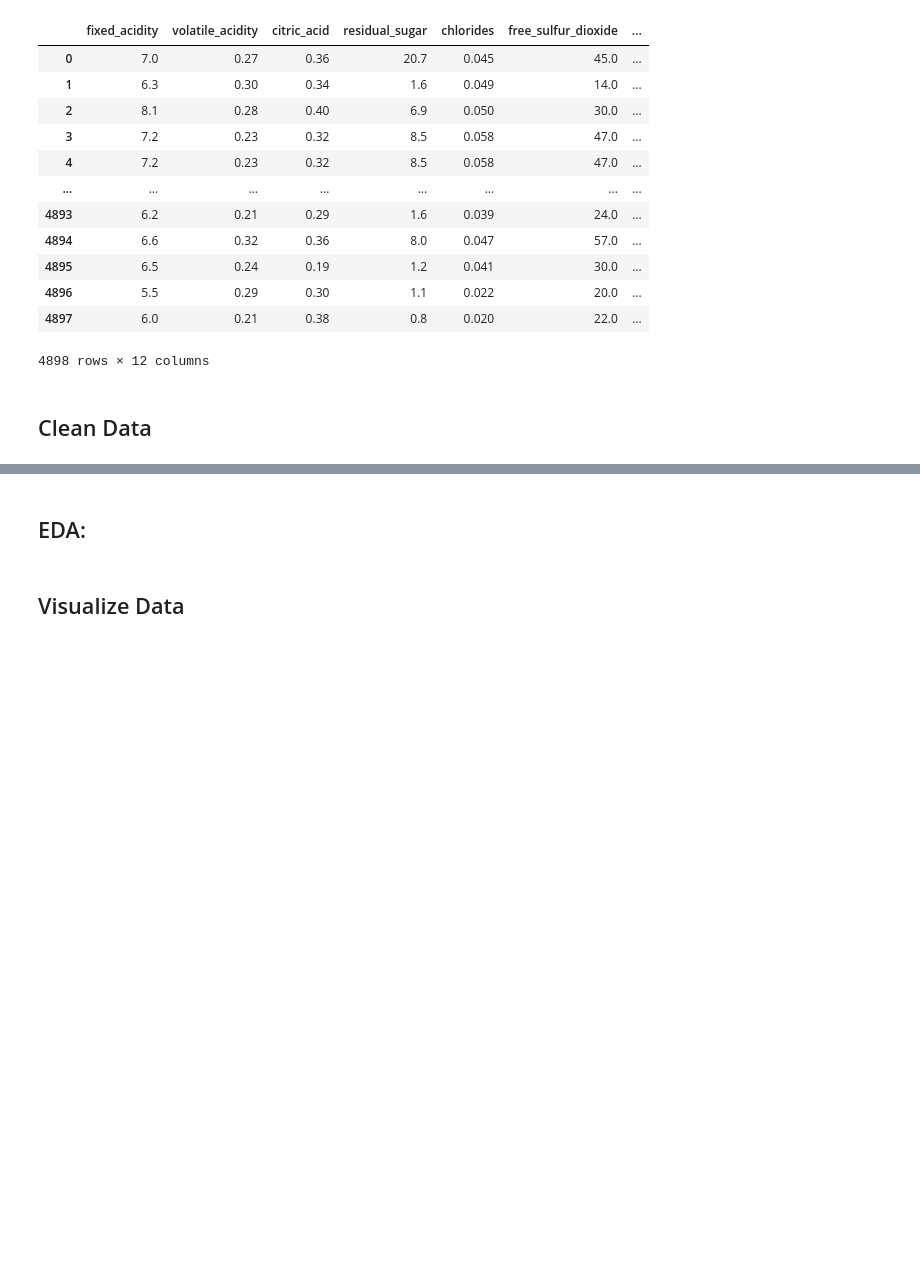
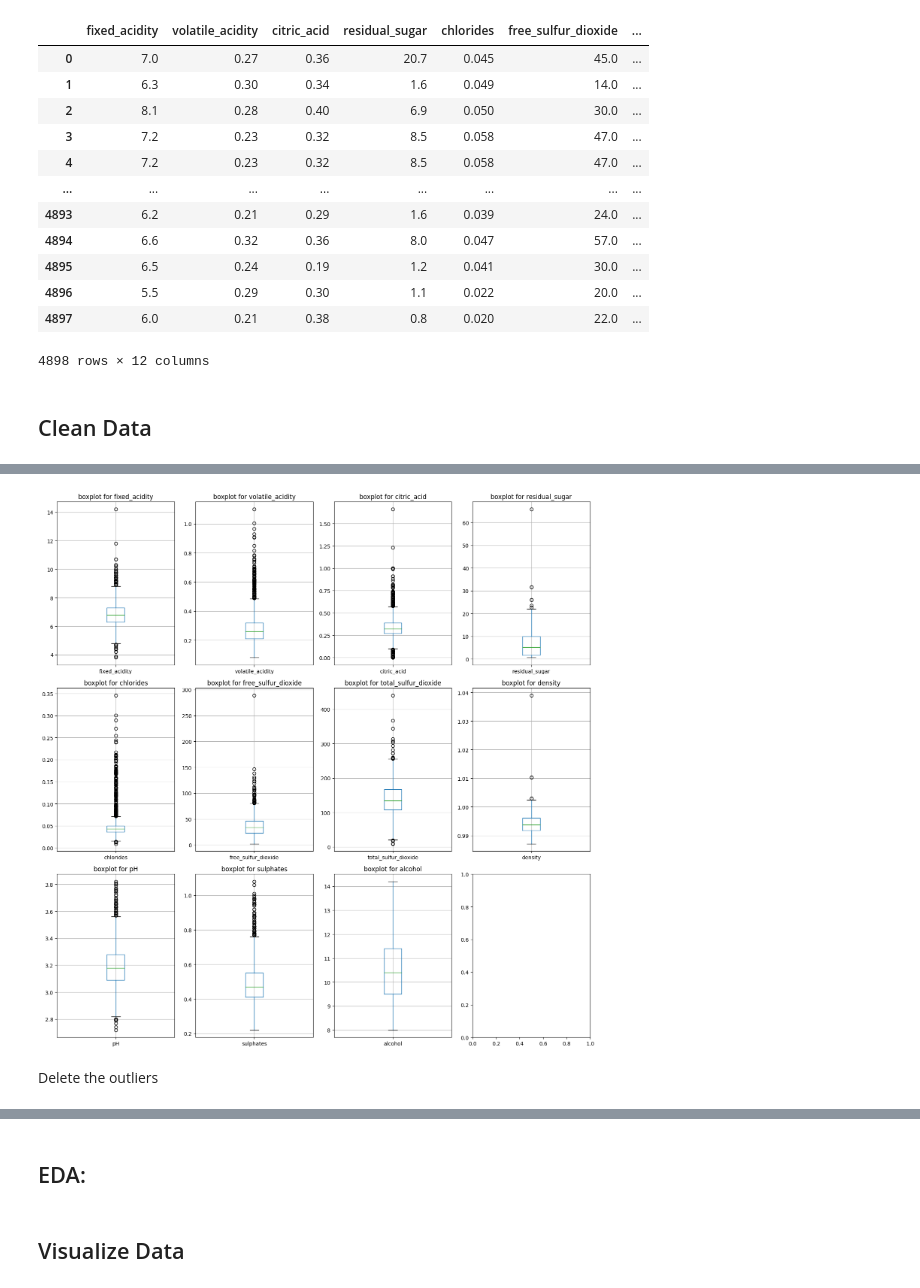
Before and after one commit to ZofiaSamsel/Wine_quality, a Jupyter notebook: main.ipynb, the cells around one changed output, grey strips where cells are left out. Saved outputs shown, nothing was run; the diff lists cells and outputs as text; code cells hidden in the pictures; blank space fills up the shorter version.

```diff
--- a/main.ipynb
+++ b/main.ipynb
@@ -110,0 +153,23 @@ dtype: bool
+# %%
+#scatterplots
+
+
+# Select only the numerical columns from the DataFrame
+numerical_columns = df_wine_quality.select_dtypes(include=[np.number]).columns
+fig, axs = plt.subplots(3, 4, figsize=(15, 15))
+axs = axs.flatten()
+
+
+# Create a scatter plot for each feature column against the target
+for i, column in enumerate(numerical_columns[:11]):
+    data = df_wine_quality[column]
+    df_wine_quality_features.boxplot(column = column, ax=axs[i])
+    axs[i].set_title(f'boxplot for {column}')
+
+# Adjust layout to prevent overlap
+plt.tight_layout()
+plt.show()
+# %% [output]
+[figure, added]
+# %% [markdown]
+Delete the outliers
```
Also changed, not shown: parts of 11 cells of this notebook.
